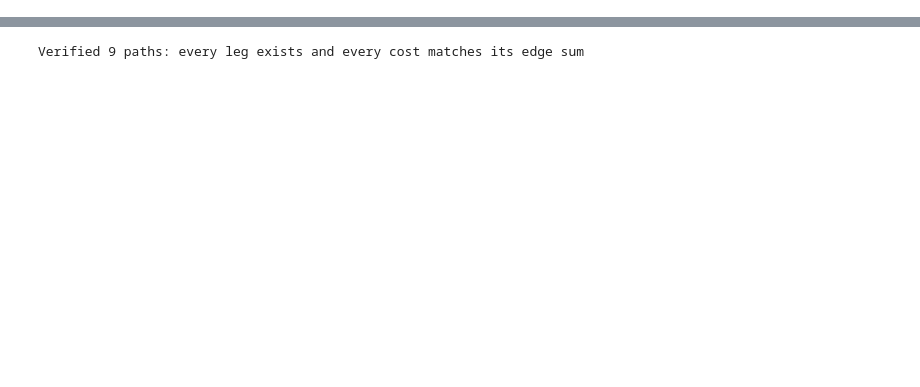
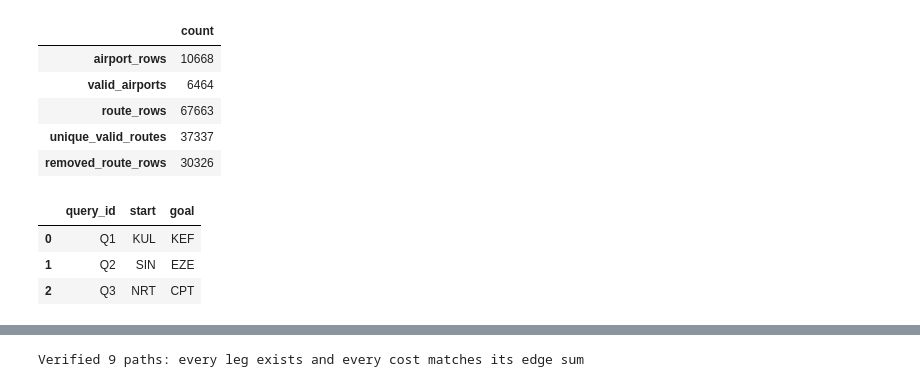
Before and after one commit to batrisyyiiaa/ARTIFICIAL-INTELLIGENCE-SEPT26, a Jupyter notebook: all_experiments/lab01_search_foundations_worked.ipynb, the cells around one changed output, grey strips where cells are left out. Drawn from its saved outputs; the diff is of its cells as text; code cells hidden in the pictures; blank space fills up the shorter version.

Commit message:
utils folder used

```diff
--- a/all_experiments/lab01_search_foundations_worked.ipynb
+++ b/all_experiments/lab01_search_foundations_worked.ipynb
@@ -1,19 +3,35 @@
 # %%
-# ------ SETUP --------
 from pathlib import Path
-import time, heapq
-from collections import deque
-from math import radians, sin, cos, asin, sqrt
 import numpy as np
 import pandas as pd
-import matplotlib.pyplot as plt
+from IPython.display import display
+from utils import bfs, dfs, ucs, haversine_km, load_openflights, plot_route_paths, route_is_valid
 
-DATA = Path("all_datasets")
-RESULTS = Path("results/lab01")
+ROOT = Path.cwd().parent
+DATA = ROOT / "all_datasets"
+RESULTS = ROOT / "results" / "lab01"
 RESULTS.mkdir(parents=True, exist_ok=True)
 # %%
 # ------ QUESTION 1 --------
-def haversine_km(lat1, lon1, lat2, lon2):
-    lat1, lon1, lat2, lon2 = map(radians, [lat1, lon1, lat2, lon2])
-    a = sin((lat2 - lat1) / 2) ** 2 + cos(lat1) * cos(lat2) * sin((lon2 - lon1) / 2) ** 2
-    return 2 * 6371 * asin(sqrt(a))
+# Conditions
+### 1. keep airports with valid IATA Code & Coordinates
+### 2. drop routes whose endpoints are unusable
+### 3. collapse duplicate routes
+
+airports, routes, coords, graph, stats = load_openflights(
+    DATA / "lab01-03_airports.csv", DATA / "lab01-03_routes.csv")
+queries = pd.read_csv("utils/search_queries.csv").head(3)
+
+display(pd.Series(stats, name="count").to_frame())
+display(queries)
+# %% [output]
+|  | count |
+| airport_rows | 10668 |
+| valid_airports | 6464 |
+| route_rows | 67663 |
+| unique_valid_routes | 37337 |
+| removed_route_rows | 30326 |
+|  | query_id | start | goal |
+| 0 | Q1 | KUL | KEF |
+| 1 | Q2 | SIN | EZE |
+| 2 | Q3 | NRT | CPT |
```
Also changed, not shown: parts of 13 cells of this notebook, 5 other files.
